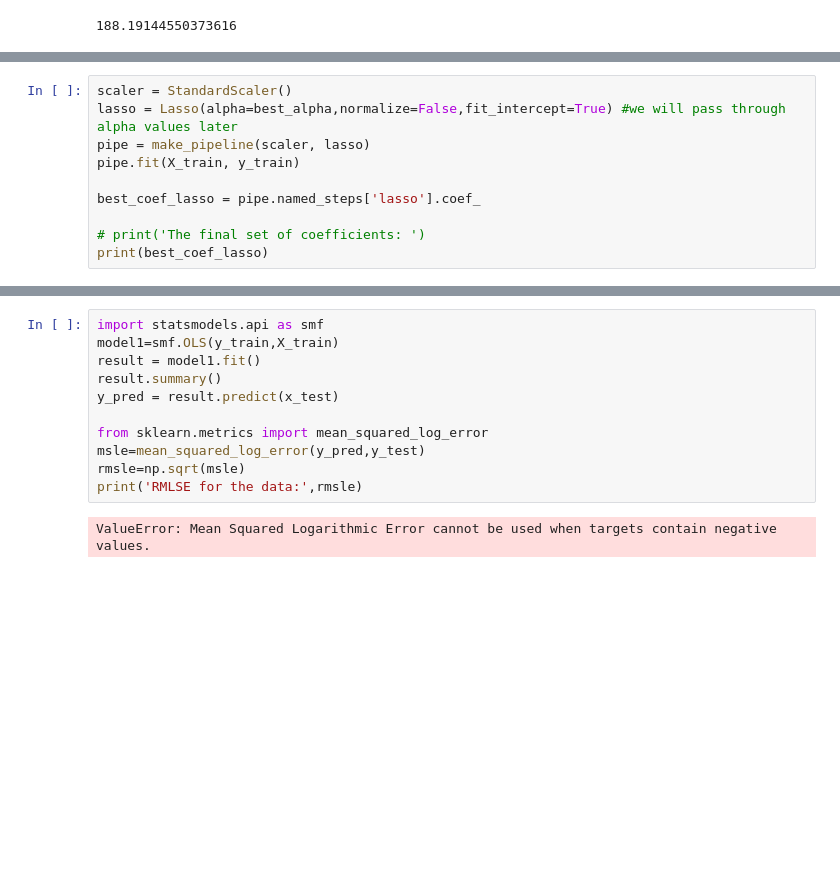
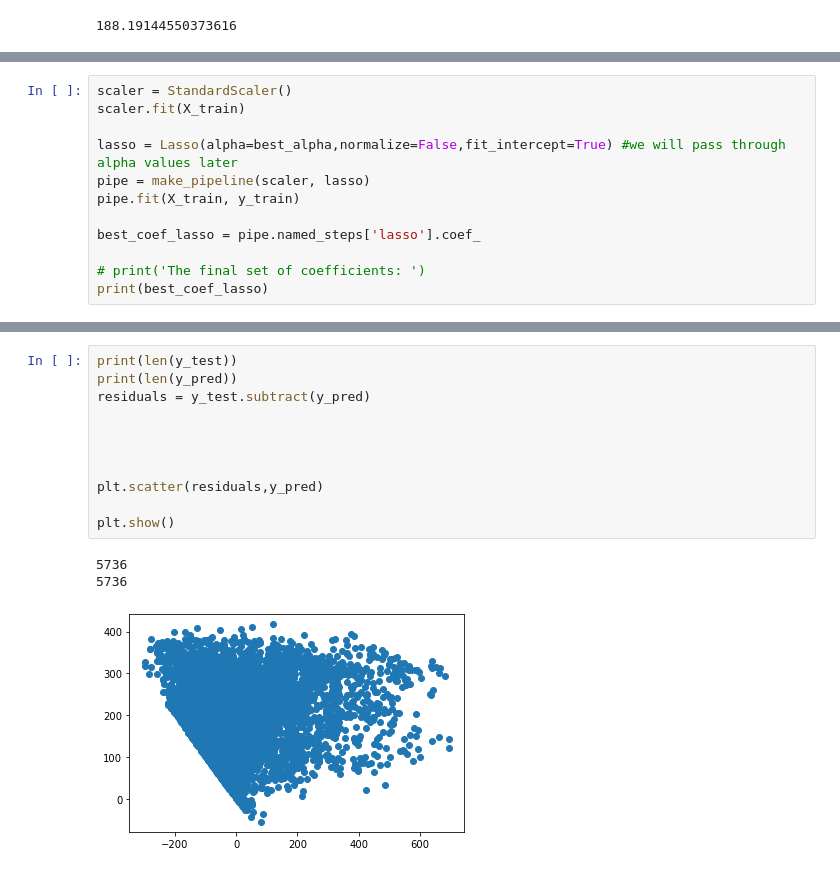
Before and after one commit to NathanHergenreter/CS574_BikeSharing, a Jupyter notebook: lasso.ipynb, the cells around one changed output, grey strips where cells are left out. Drawn from its saved outputs; the diff is of its cells as text; blank space fills up the shorter version.

```diff
--- a/lasso.ipynb
+++ b/lasso.ipynb
@@ -137,5 +144,7 @@ print(best_alpha)
 # %%
 scaler = StandardScaler()
+scaler.fit(X_train)
+
 lasso = Lasso(alpha=best_alpha,normalize=False,fit_intercept=True) #we will pass through alpha values later
 pipe = make_pipeline(scaler, lasso)
 pipe.fit(X_train, y_train)
@@ -208,13 +212,15 @@ Test Score:
-# %%
-import statsmodels.api as smf
-model1=smf.OLS(y_train,X_train)
-result = model1.fit()
-result.summary()
-y_pred = result.predict(x_test)
-
-from sklearn.metrics import mean_squared_log_error
-msle=mean_squared_log_error(y_pred,y_test)
-rmsle=np.sqrt(msle)
-print('RMLSE for the data:',rmsle)
-# %% [output]
-ValueError: Mean Squared Logarithmic Error cannot be used when targets contain negative values.
+# %%
+print(len(y_test))
+print(len(y_pred))
+residuals = y_test.subtract(y_pred)
+
+
+
+
+plt.scatter(residuals,y_pred)
+
+plt.show()
+# %% [output]
+5736
+5736
+[figure, added]
```
Also changed, not shown: parts of 12 cells of this notebook, 4 other files.
